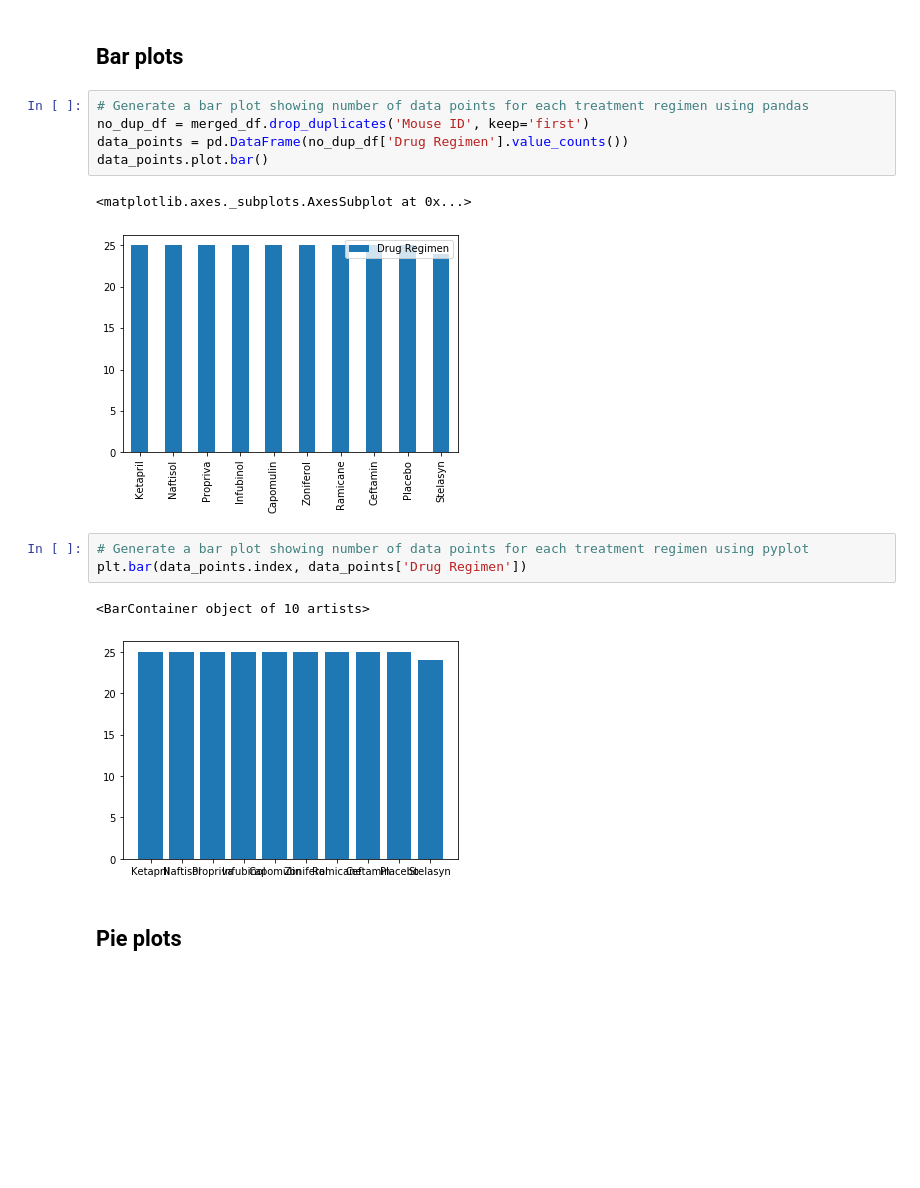
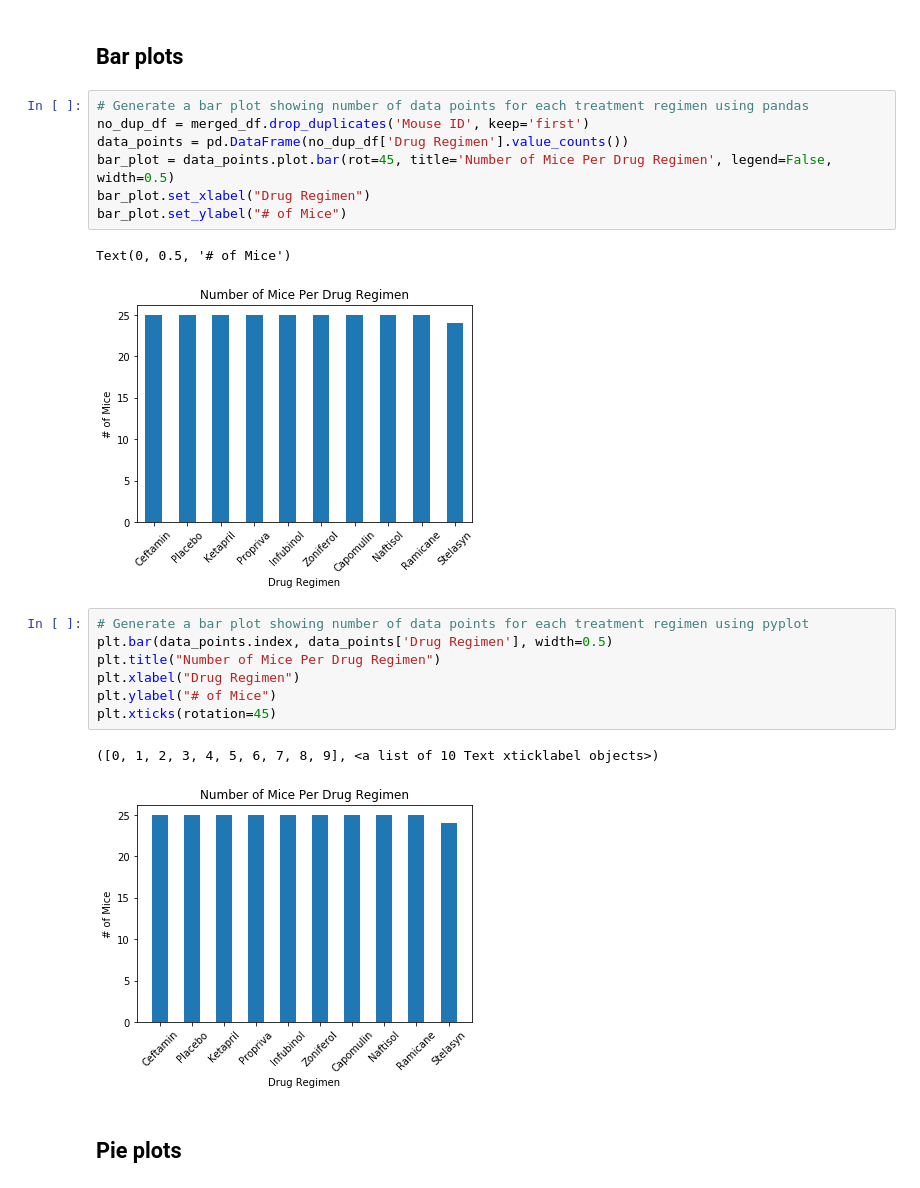
Before and after one commit to glandsly/matplotlib-challenge, a Jupyter notebook: pymaceuticals/pymaceuticals.ipynb, the cells around one changed output. Cells and saved outputs as stored; diff of their text form; blank space fills up the shorter version.

```diff
--- a/pymaceuticals/pymaceuticals.ipynb
+++ b/pymaceuticals/pymaceuticals.ipynb
@@ -64,16 +64,22 @@ drug_df
 # Generate a bar plot showing number of data points for each treatment regimen using pandas
 no_dup_df = merged_df.drop_duplicates('Mouse ID', keep='first')
 data_points = pd.DataFrame(no_dup_df['Drug Regimen'].value_counts())
-data_points.plot.bar()
+bar_plot = data_points.plot.bar(rot=45, title='Number of Mice Per Drug Regimen', legend=False, width=0.5)
+bar_plot.set_xlabel("Drug Regimen")
+bar_plot.set_ylabel("# of Mice")
 # %% [output]
-<matplotlib.axes._subplots.AxesSubplot at 0x...>
+Text(0, 0.5, '# of Mice')
-[figure, old version]
+[figure, new version]
 # %%
 # Generate a bar plot showing number of data points for each treatment regimen using pyplot
-plt.bar(data_points.index, data_points['Drug Regimen'])
+plt.bar(data_points.index, data_points['Drug Regimen'], width=0.5)
+plt.title("Number of Mice Per Drug Regimen")
+plt.xlabel("Drug Regimen")
+plt.ylabel("# of Mice")
+plt.xticks(rotation=45)
 # %% [output]
-<BarContainer object of 10 artists>
+([0, 1, 2, 3, 4, 5, 6, 7, 8, 9], <a list of 10 Text xticklabel objects>)
-[figure, old version]
+[figure, new version]
 # %% [markdown]
 ## Pie plots
 # %%
```
Also changed, not shown: parts of 7 cells of this notebook.
